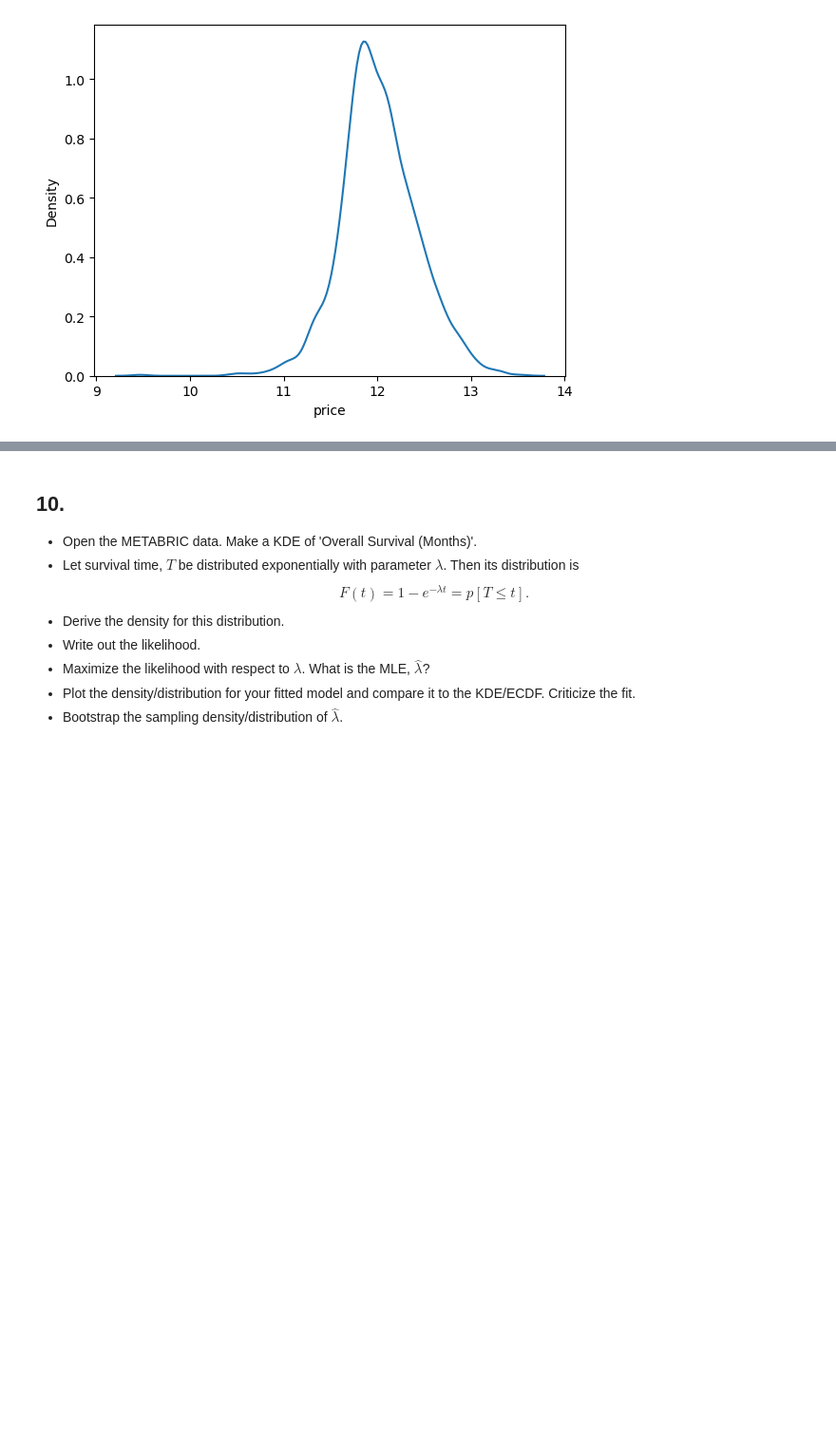
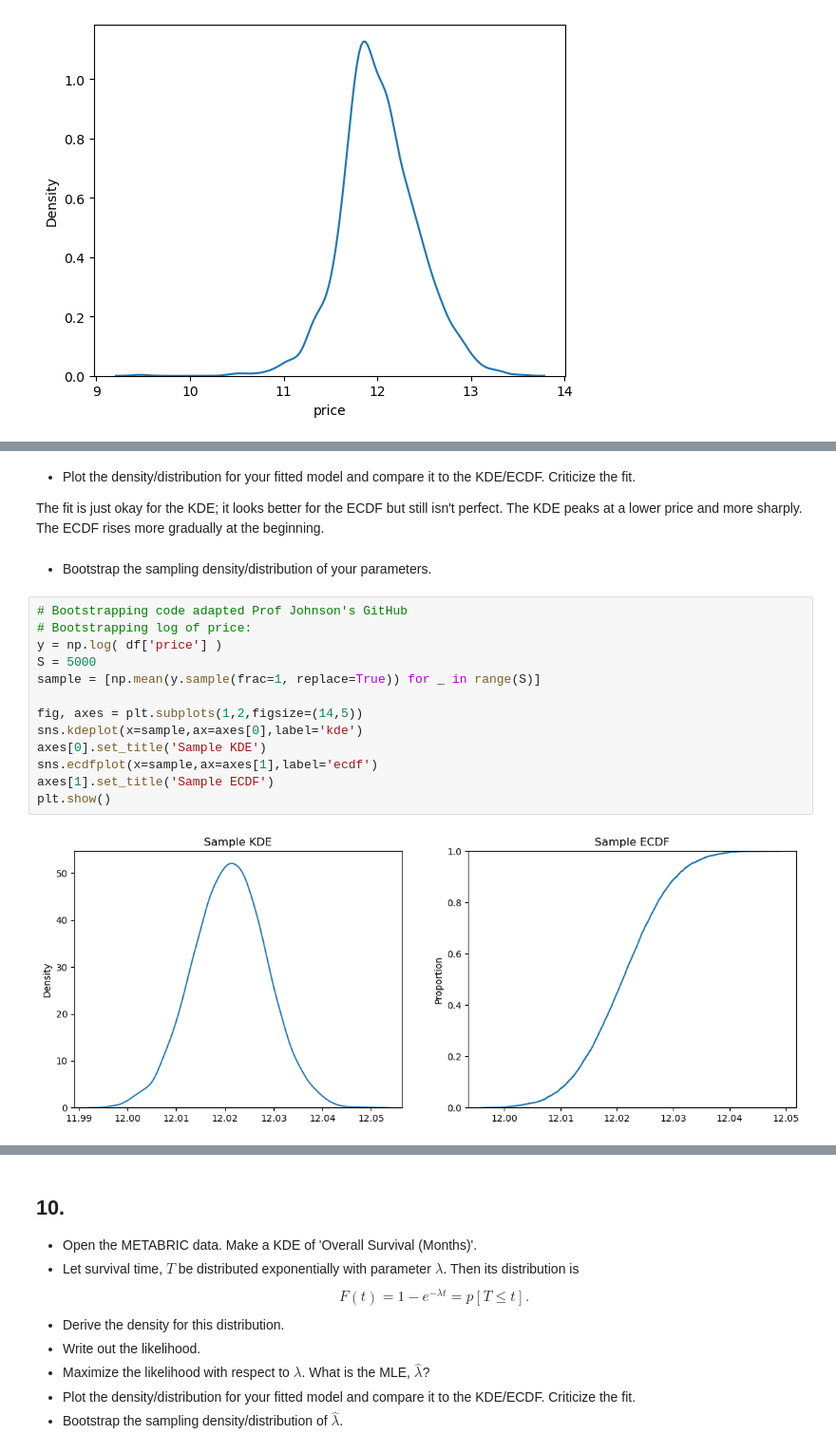
Before and after one commit to caroline-kranefuss/understanding_uncertainty, a Jupyter notebook: assignment_7.ipynb, the cells around one changed output, grey strips where cells are left out. Shown at 95% size. Saved outputs shown, nothing was run; the diff lists cells and outputs as text; blank space fills up the shorter version.

```diff
--- a/assignment_7.ipynb
+++ b/assignment_7.ipynb
@@ -297,3 +298,24 @@ axes[1].set_title('ECDF')
 plt.show()
 # %% [output]
 [figure]
+# %% [markdown]
+- Plot the density/distribution for your fitted model and compare it to the KDE/ECDF. Criticize the fit.
+
+The fit is just okay for the KDE; it looks better for the ECDF but still isn't perfect. The KDE peaks at a lower price and more sharply. The ECDF rises more gradually at the beginning.
+# %% [markdown]
+- Bootstrap the sampling density/distribution of your parameters.
+# %%
+# Bootstrapping code adapted Prof Johnson's GitHub
+# Bootstrapping log of price:
+y = np.log( df['price'] )
+S = 5000
+sample = [np.mean(y.sample(frac=1, replace=True)) for _ in range(S)]
+
+fig, axes = plt.subplots(1,2,figsize=(14,5))
+sns.kdeplot(x=sample,ax=axes[0],label='kde')
+axes[0].set_title('Sample KDE')
+sns.ecdfplot(x=sample,ax=axes[1],label='ecdf')
+axes[1].set_title('Sample ECDF')
+plt.show()
+# %% [output]
+[figure, added]
```
Also changed, not shown: parts of 6 cells of this notebook.
